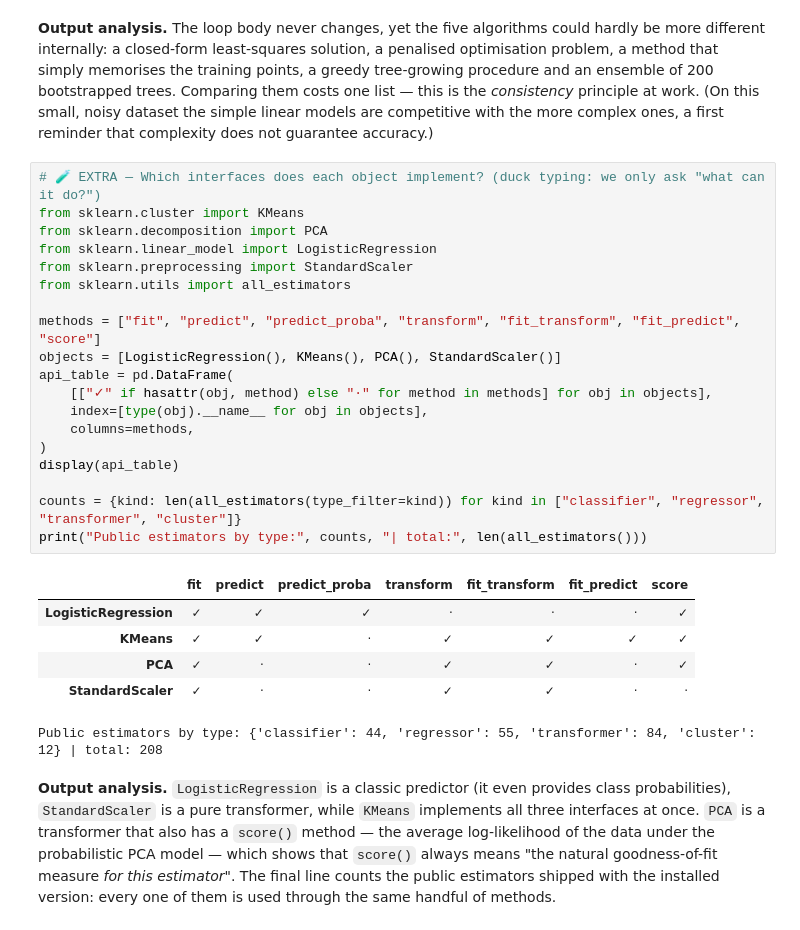
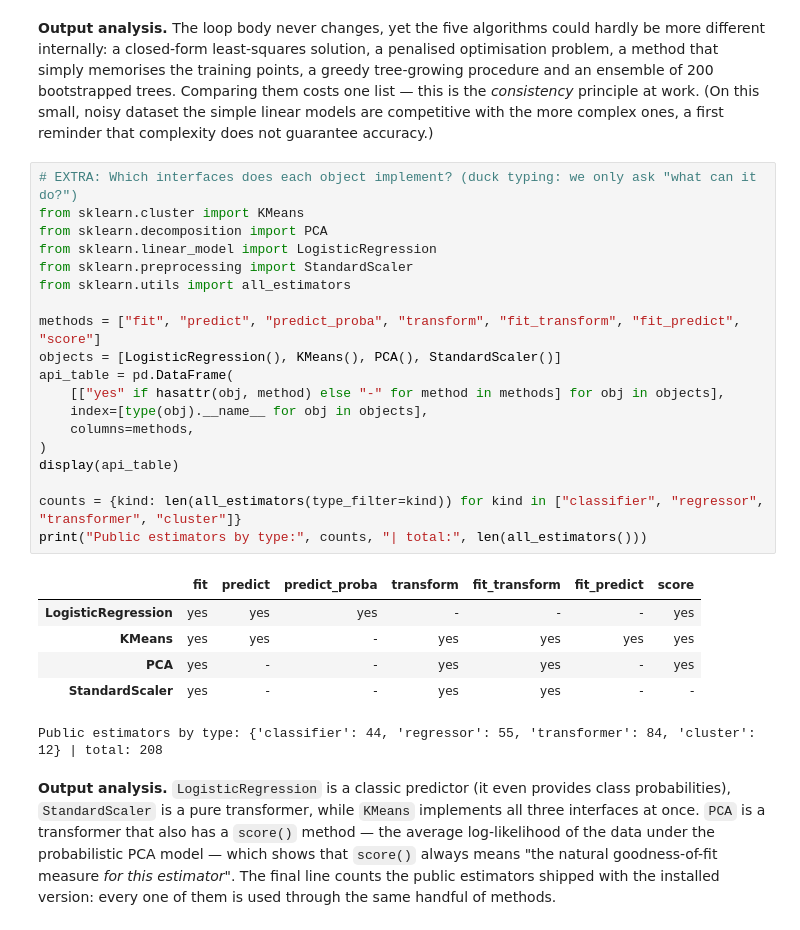
Before and after one commit to fxrdhan/ML_scikit-learn_Cookbook_O-Reilly, a Jupyter notebook: Chapter_01_Common_Conventions_and_API_Elements/Chapter_01_Common_Conventions_and_API_Elements.ipynb, the cells around one changed output. Cells and saved outputs as stored; diff of their text form.

```diff
--- a/Chapter_01_Common_Conventions_and_API_Elements/Chapter_01_Common_Conventions_and_API_Elements.ipynb
+++ b/Chapter_01_Common_Conventions_and_API_Elements/Chapter_01_Common_Conventions_and_API_Elements.ipynb
@@ -168,30 +170,30 @@ RandomForestRegressor   test R² = 0.463
 # %% [markdown]
 **Output analysis.** The loop body never changes, yet the five algorithms could hardly be more different internally: a closed-form least-squares solution, a penalised optimisation problem, a method that simply memorises the training points, a greedy tree-growing procedure and an ensemble of 200 bootstrapped trees. Comparing them costs one list — this is the *consistency* principle at work. (On this small, noisy dataset the simple linear models are competitive with the more complex ones, a first reminder that complexity does not guarantee accuracy.)
 # %%
-# 🧪 EXTRA — Which interfaces does each object implement? (duck typing: we only ask "what can it do?")
+# EXTRA: Which interfaces does each object implement? (duck typing: we only ask "what can it do?")
 from sklearn.cluster import KMeans
 from sklearn.decomposition import PCA
 from sklearn.linear_model import LogisticRegression
 from sklearn.preprocessing import StandardScaler
 from sklearn.utils import all_estimators
 
 methods = ["fit", "predict", "predict_proba", "transform", "fit_transform", "fit_predict", "score"]
 objects = [LogisticRegression(), KMeans(), PCA(), StandardScaler()]
 api_table = pd.DataFrame(
-    [["✓" if hasattr(obj, method) else "·" for method in methods] for obj in objects],
+    [["yes" if hasattr(obj, method) else "-" for method in methods] for obj in objects],
     index=[type(obj).__name__ for obj in objects],
     columns=methods,
 )
 display(api_table)
 
 counts = {kind: len(all_estimators(type_filter=kind)) for kind in ["classifier", "regressor", "transformer", "cluster"]}
 print("Public estimators by type:", counts, "| total:", len(all_estimators()))
 # %% [output]
 |  | fit | predict | predict_proba | transform | fit_transform | fit_predict | score |
-| LogisticRegression | ✓ | ✓ | ✓ | · | · | · | ✓ |
-| KMeans | ✓ | ✓ | · | ✓ | ✓ | ✓ | ✓ |
-| PCA | ✓ | · | · | ✓ | ✓ | · | ✓ |
-| StandardScaler | ✓ | · | · | ✓ | ✓ | · | · |
+| LogisticRegression | yes | yes | yes | - | - | - | yes |
+| KMeans | yes | yes | - | yes | yes | yes | yes |
+| PCA | yes | - | - | yes | yes | - | yes |
+| StandardScaler | yes | - | - | yes | yes | - | - |
 Public estimators by type: {'classifier': 44, 'regressor': 55, 'transformer': 84, 'cluster': 12} | total: 208
 # %% [markdown]
 **Output analysis.** `LogisticRegression` is a classic predictor (it even provides class probabilities), `StandardScaler` is a pure transformer, while `KMeans` implements all three interfaces at once. `PCA` is a transformer that also has a `score()` method — the average log-likelihood of the data under the probabilistic PCA model — which shows that `score()` always means "the natural goodness-of-fit measure *for this estimator*". The final line counts the public estimators shipped with the installed version: every one of them is used through the same handful of methods.
```
Also changed, not shown: parts of 62 cells of this notebook, 2 other files.
